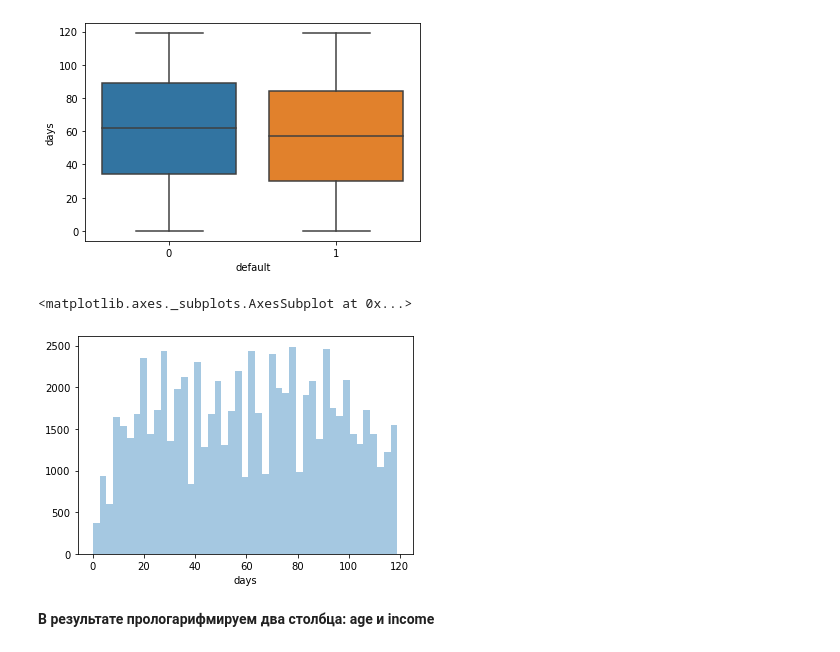
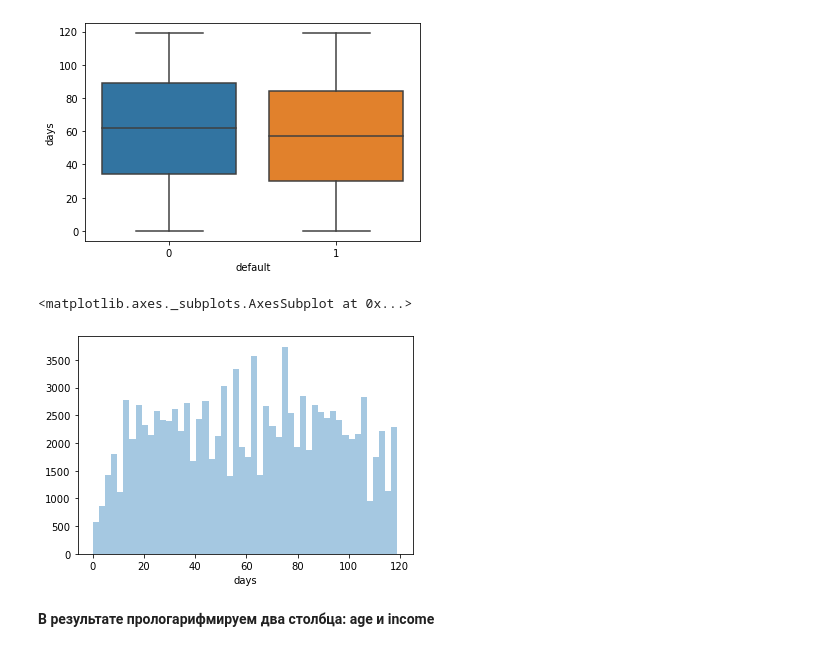
Before and after one commit to KonstMih/skillfactory_rds, a Jupyter notebook: module_4/sf-dst-16-creditscoring-mikhailov.ipynb, the cells around one changed output. Drawn from its saved outputs; the diff is of its cells as text; code cells hidden in the pictures.

```diff
--- a/module_4/sf-dst-16-creditscoring-mikhailov.ipynb
+++ b/module_4/sf-dst-16-creditscoring-mikhailov.ipynb
@@ -270,5 +314,4 @@ sns.distplot(np.log1p(train["region_rating"]), kde = False, rug=False)
 # %% [markdown]
 На основе этого признака следует построить новый.
 # %%
-train["app_date"] = train["app_date"].apply(lambda x: datetime.strptime(x, '%d%b%Y'))
-test["app_date"] = test["app_date"].apply(lambda x: datetime.strptime(x, '%d%b%Y'))
+df["app_date"] = df["app_date"].apply(lambda x: datetime.strptime(x, '%d%b%Y'))
@@ -280 +318,4 @@ max_data_test = test['app_date'].max()
+# %%
+min_data = df['app_date'].min()
+max_data = df['app_date'].max()
 # %%
@@ -291,6 +329,7 @@ test['days'] = test['app_date'] - min_data_test
+# %%
+df['days'] = df['app_date'] - min_data
 # %%
-train['days'] = train['days'].apply(lambda x: int(x.days))
-test['days'] = test['days'].apply(lambda x: int(x.days))
+df['days'] = df['days'].apply(lambda x: int(x.days))
 # %%
 num_cols.append('days')
 num_cols.remove('app_date')
@@ -300,9 +339,9 @@ sns.boxplot(x="default", y="days", data=train)
 <matplotlib.axes._subplots.AxesSubplot at 0x...>
 [figure]
 # %%
-sns.distplot(train['days'], kde = False, rug=False)
+sns.distplot(df['days'], kde = False, rug=False)
 # %% [output]
 <matplotlib.axes._subplots.AxesSubplot at 0x...>
-[figure, old version]
+[figure, new version]
 # %% [markdown]
 **В результате прологарифмируем два столбца: age и income**
```
Also changed, not shown: parts of 56 cells of this notebook.
